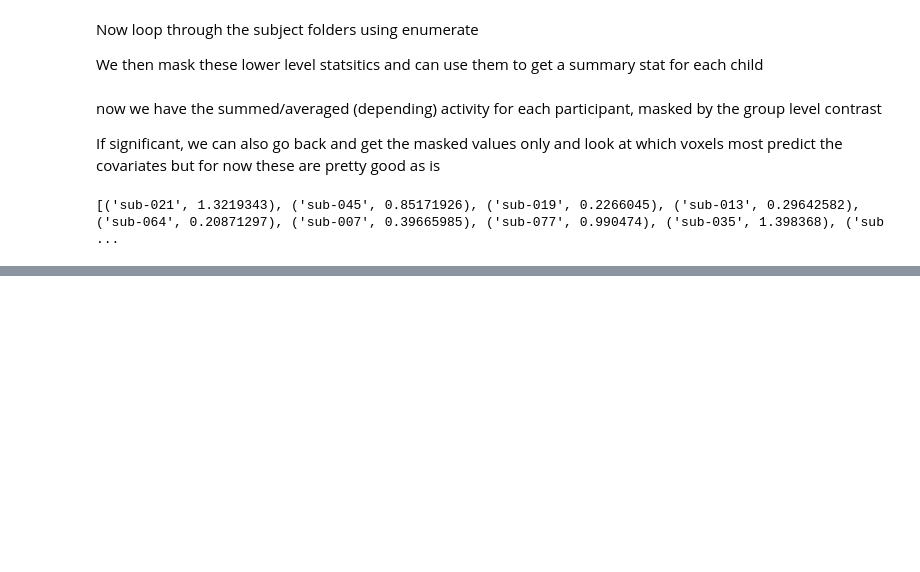
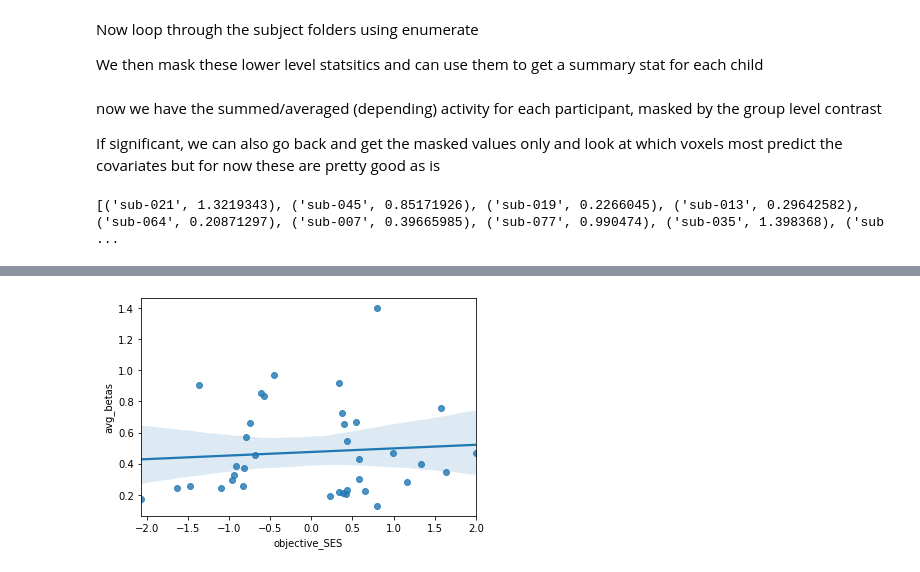
Before and after one commit to stephuh2/RED-scripts, a Jupyter notebook: RED_betamask.ipynb, the cells around one changed output, grey strips where cells are left out. Drawn from its saved outputs; the diff is of its cells as text; code cells hidden in the pictures; blank space fills up the shorter version.

```diff
--- a/RED_betamask.ipynb
+++ b/RED_betamask.ipynb
@@ -94,0 +182,6 @@ plt.show()
+# %%
+plt.close('all')
+sns.regplot(y='avg_betas', x='objective_SES', data=with_data)
+plt.show()
+# %% [output]
+[figure, added]
```
Also changed, not shown: parts of 15 cells of this notebook.
